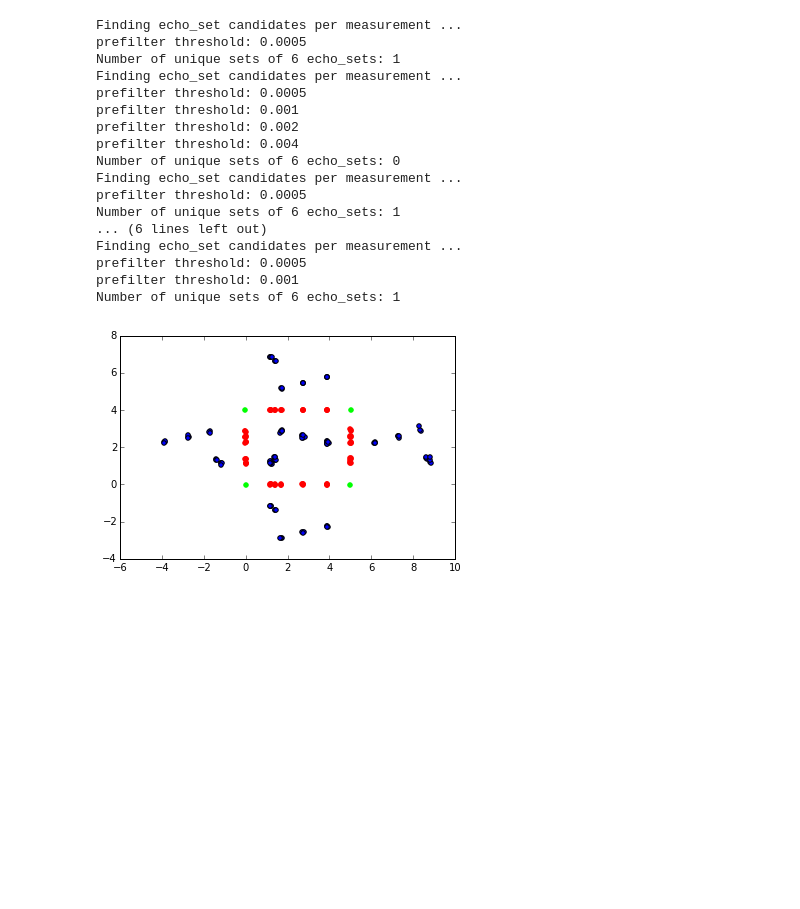
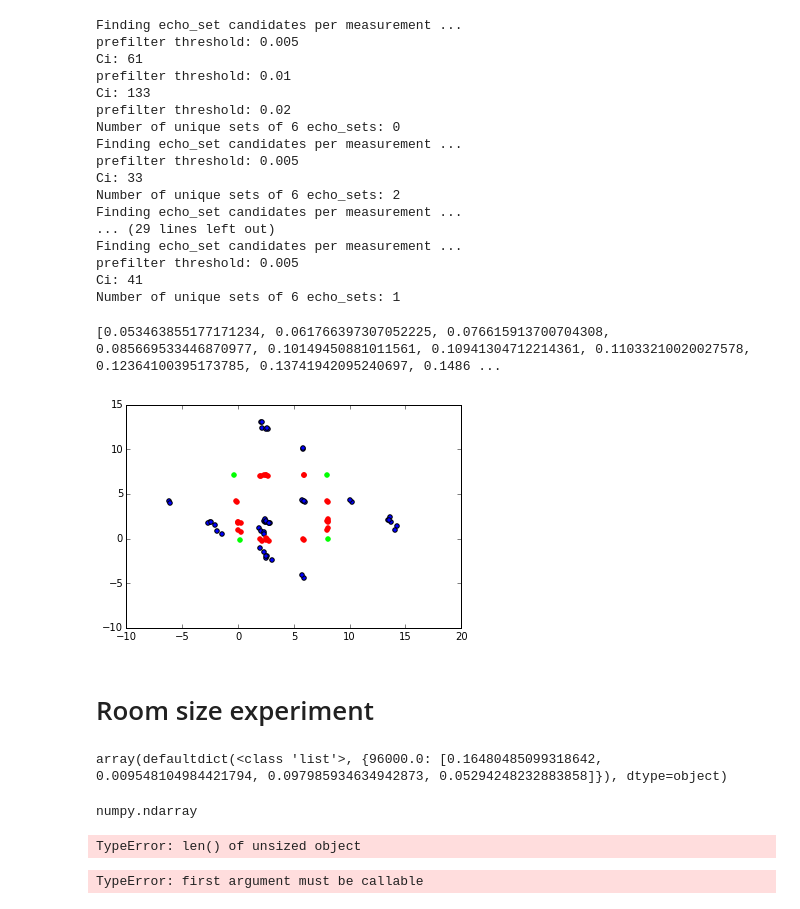
Before and after one commit to ijager/Thesis, a Jupyter notebook: Test.ipynb, the cells around one changed output. Cells and saved outputs as stored; diff of their text form; code cells hidden in the pictures; blank space fills up the shorter version.

```diff
--- a/Test.ipynb
+++ b/Test.ipynb
@@ -11,6 +13,6 @@ import image
 # %%
 # choose dataset
-fname = 'datasets/set_3.mat'
+fname = 'datasets/set_fs_32000_1.mat'
 dataset = sio.loadmat(fname)
 # %%
 fs = float(dataset['fs'])
@@ -39,38 +41,45 @@ measurements  = [measurement.MeasurementData(data=np.hstack(source_data).T,
 echo_data = [echo.EchoData(m.find_echoes(crop=maxlength, interpolate=10)) for m in measurements]
 # %%
 D = measurement.squared_distance_matrix(r, augmented=True)
-S, E = zip(*[e.find_labels(D,threshold=0.0005, parallel=True, verbose=True) for e in echo_data[:6]])
+N = 8
+S, E = zip(*[e.find_labels(D,threshold=0.005, parallel=True, verbose=True) for e in echo_data[:N]])
 E = [e for e in E if len(e) > 0]
 S = np.vstack(S)
 # %% [output]
 Finding echo_set candidates per measurement ...
-prefilter threshold: 0.0005
-Number of unique sets of 6 echo_sets: 1
-Finding echo_set candidates per measurement ...
-prefilter threshold: 0.0005
-prefilter threshold: 0.001
-prefilter threshold: 0.002
-prefilter threshold: 0.004
+prefilter threshold: 0.005
+Ci: 61
+prefilter threshold: 0.01
+Ci: 133
+prefilter threshold: 0.02
 Number of unique sets of 6 echo_sets: 0
 Finding echo_set candidates per measurement ...
-prefilter threshold: 0.0005
+prefilter threshold: 0.005
+Ci: 33
+Number of unique sets of 6 echo_sets: 2
+Finding echo_set candidates per measurement ...
+... (29 lines left out)
+Finding echo_set candidates per measurement ...
+prefilter threshold: 0.005
+Ci: 41
 Number of unique sets of 6 echo_sets: 1
-... (6 lines left out)
-Finding echo_set candidates per measurement ...
-prefilter threshold: 0.0005
-prefilter threshold: 0.001
-Number of unique sets of 6 echo_sets: 1
 # %%
 distancedata = distance.DistanceData(S,E)
 results = distancedata.find_images(r)
+print(sorted(results.keys())[0:10])
+# %% [output]
+[0.053463855177171234, 0.061766397307052225, 0.076615913700704308, 0.085669533446870977, 0.10149450881011561, 0.10941304712214361, 0.11033210020027578, 0.12364100395173785, 0.13741942095240697, 0.1486 ...
 # %%
 if len(results) > 0:
-    imagedata = image.ImageSourceData(results, 6, r, (w,l,h))
-    wall_points,vertices = imagedata.find_walls(threshold=0.05, bestN=10)
-    im = np.vstack(imagedata.images)
-    plt.scatter(im[:,0], im[:,1])
-    wp = np.vstack(wall_points)
-    plt.scatter(wp[:,0], wp[:,1], color=(1,0,0,1))
-    plt.scatter(vertices[:,0], vertices[:,1], color=(0,1,0,1))
+    imagedata = image.ImageSourceData(results, N, r, (w,l,h))
+    wall_points,vertices = imagedata.find_walls(threshold=0.1, bestN=10)
+    if len(vertices) == 4:
+        im = np.vstack(imagedata.images)
+        plt.scatter(im[:,0], im[:,1])
+        wp = np.vstack(wall_points)
+        plt.scatter(wp[:,0], wp[:,1], color=(1,0,0,1))
+        plt.scatter(vertices[:,0], vertices[:,1], color=(0,1,0,1))
 # %% [output]
-[figure, old version]
+[figure, new version]
+# %% [markdown]
+# Room size experiment
@@ -76,0 +88,16 @@ if len(results) > 0:
+# %%
+results
+# %% [output]
+array(defaultdict(<class 'list'>, {96000.0: [0.16480485099318642, 0.009548104984421794, 0.097985934634942873, 0.05294248232883858]}), dtype=object)
+# %%
+type(results)
+# %% [output]
+numpy.ndarray
+# %%
+len(results)
+# %% [output]
+TypeError: len() of unsized object
+# %%
+collections.defaultdict(results)
+# %% [output]
+TypeError: first argument must be callable
```
Also changed, not shown: parts of 23 cells of this notebook, 3 other files.
